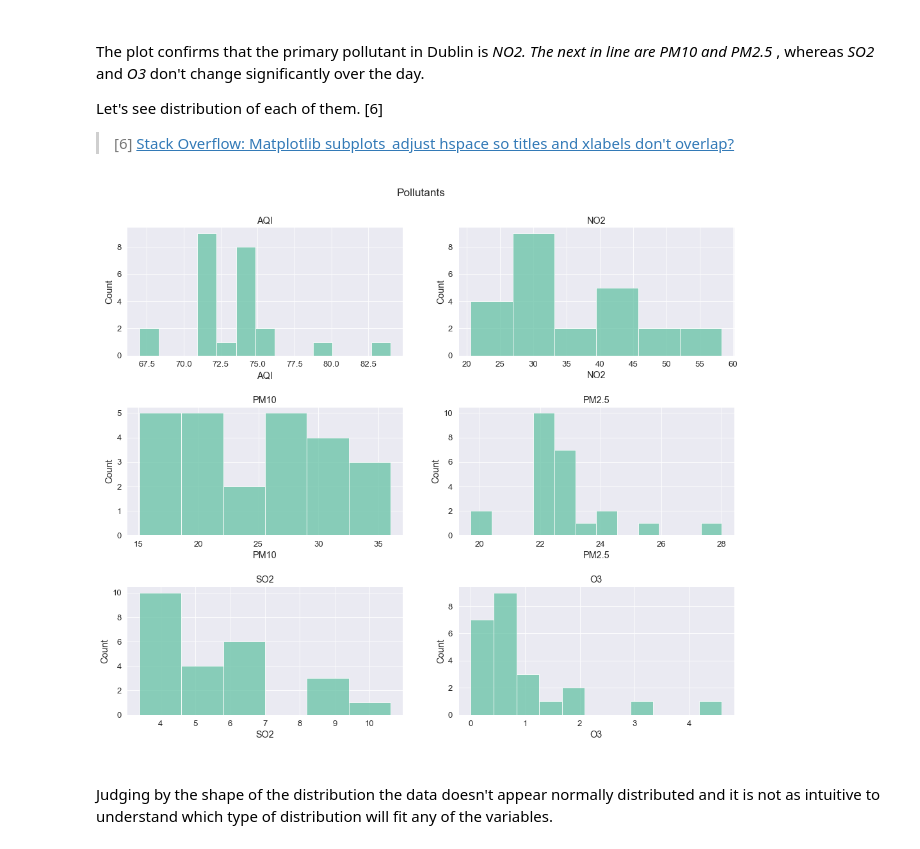
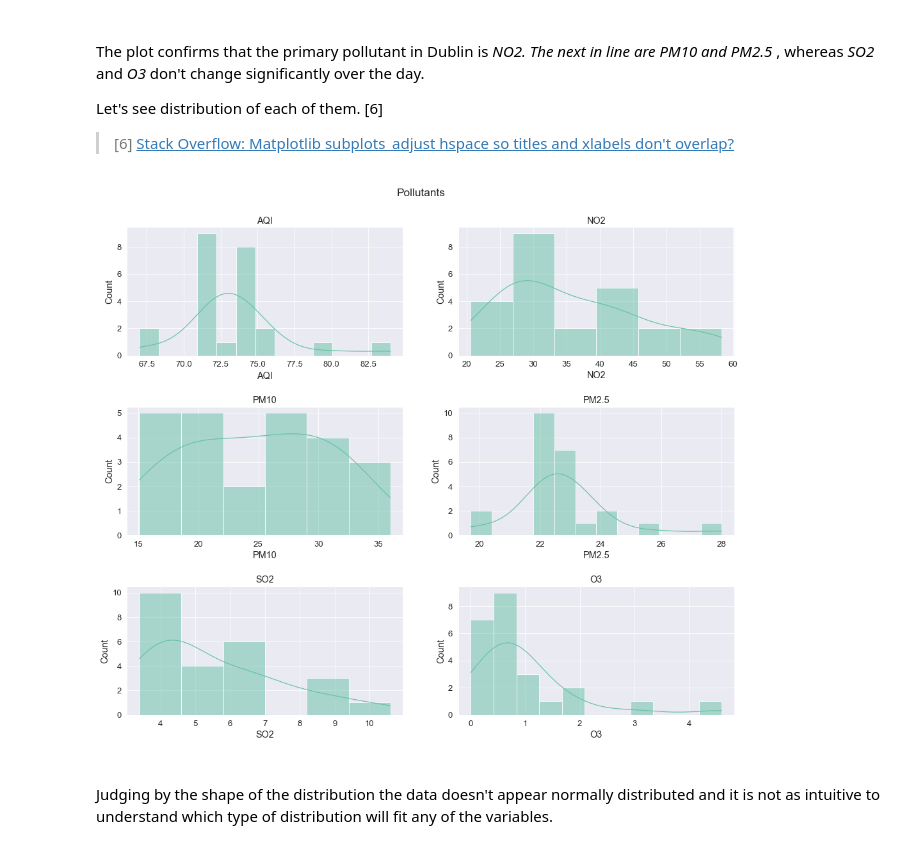
Before and after one commit to olgarozhdestvina/Air-Pollution-in-Dublin, a Jupyter notebook: Dublin_Air_Pollution.ipynb, the cells around one changed output. Saved outputs shown, nothing was run; the diff lists cells and outputs as text; code cells hidden in the pictures.

```diff
--- a/Dublin_Air_Pollution.ipynb
+++ b/Dublin_Air_Pollution.ipynb
@@ -80,7 +80,7 @@ register_matplotlib_converters()
 sns.set_theme(palette="Set2", context="paper", font_scale=1.5)
 
 # Better sized plots.
-plt.rcParams['figure.figsize'] = (15, 9)
+plt.rcParams['figure.figsize'] = (13, 9)
 # %% [markdown]
 ___
 
@@ -218,32 +218,32 @@ Let's see distribution of each of them. [6]
 # %%
 # Create a figure and a set of subplots 3x2 and change plot size.
 fig, [[ax1, ax2],[ax3,ax4],[ax5,ax6]] = plt.subplots(3,2, figsize=(17,14))
 
 #Set a title.
 fig.suptitle("Pollutants", y=0.94)
 
 # Adjust subplots so the title don't overlap
 plt.subplots_adjust(hspace=0.4)
 
 def hist(data, ax):
     """ Fuction to build a histogram"""
     # Plot data.
-    sns.histplot(df[data], ax=ax)
+    sns.histplot(df[data], kde=True, ax=ax)
     # Set title.
     ax.set_title(f"{data}")
 
 # Plot the data.
 hist('AQI',ax1)
 hist('NO2',ax2)
 hist('PM10',ax3)
 hist('PM2.5',ax4)
 hist('SO2',ax5)
 hist('O3',ax6)
 
 # Show the plots.
 plt.show()
 # %% [output]
-[figure, old version]
+[figure, new version]
 # %% [markdown]
 <br>
 
```
Also changed, not shown: parts of 20 cells of this notebook.
